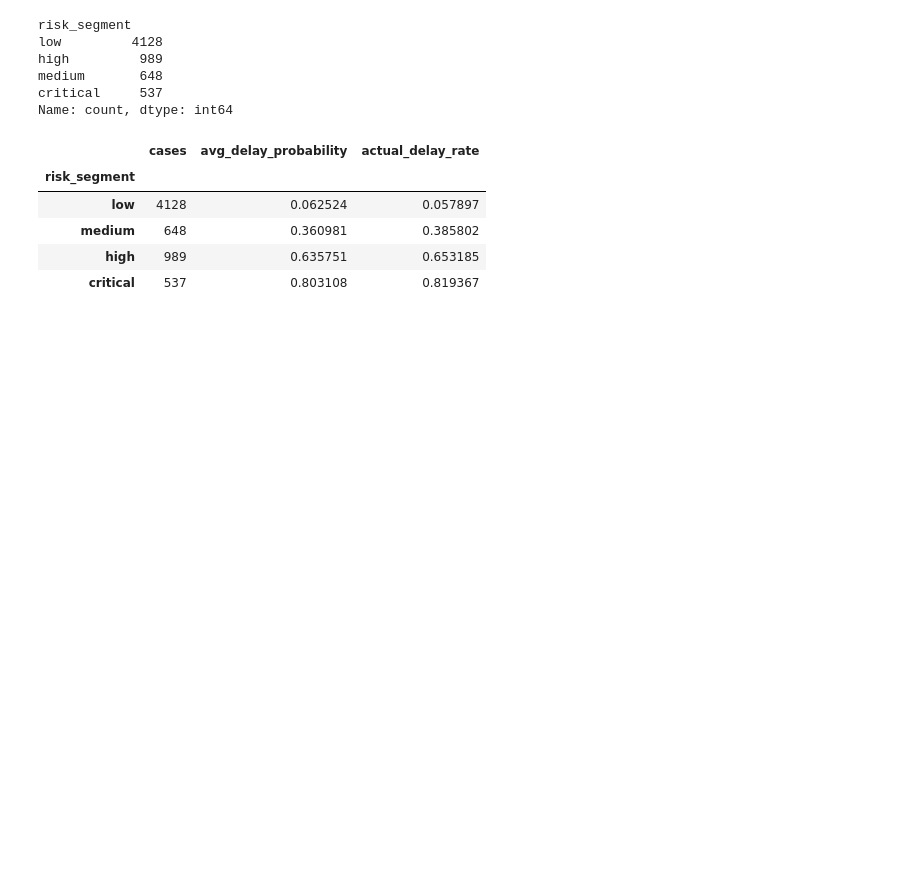
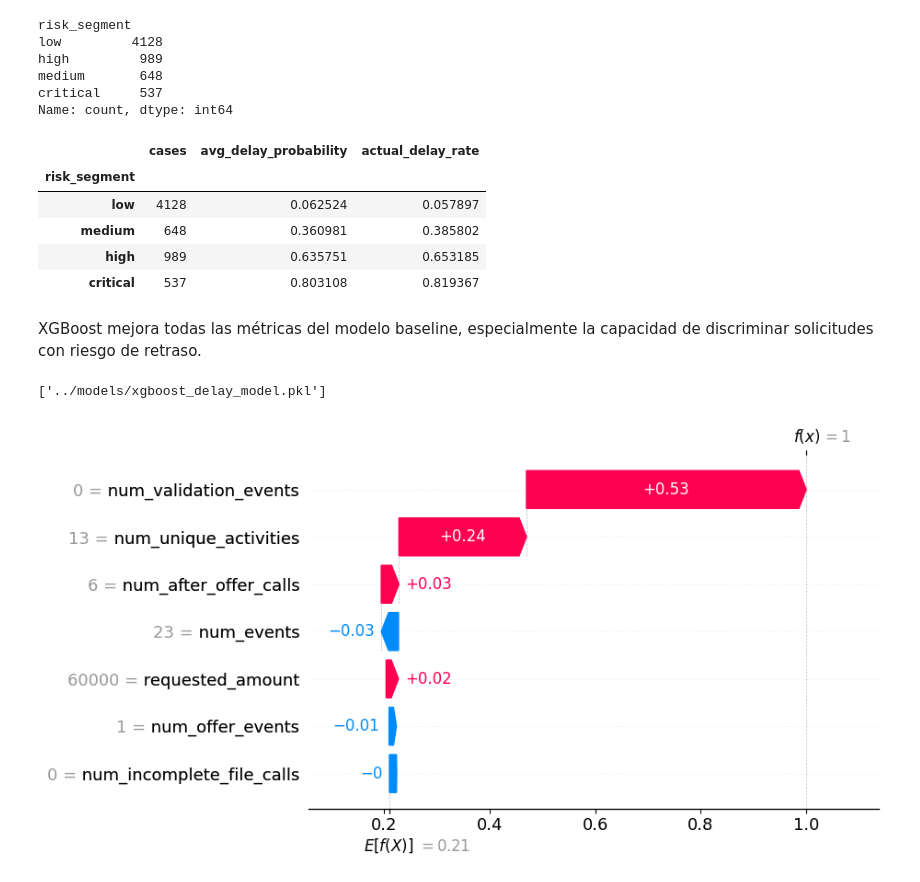
Before and after one commit to alfergal/ml-studio, a Jupyter notebook: ml/loanops/notebooks/01_eda.ipynb, the cells around one changed output. Drawn from its saved outputs; the diff is of its cells as text; code cells hidden in the pictures; blank space fills up the shorter version.

```diff
--- a/ml/loanops/notebooks/01_eda.ipynb
+++ b/ml/loanops/notebooks/01_eda.ipynb
@@ -507,3 +507,5 @@ risk_scores.groupby("risk_segment", observed=True).agg(
 | medium | 648 | 0.360981 | 0.385802 |
 | high | 989 | 0.635751 | 0.653185 |
 | critical | 537 | 0.803108 | 0.819367 |
+# %% [markdown]
+XGBoost mejora todas las métricas del modelo baseline, especialmente la capacidad de discriminar solicitudes con riesgo de retraso.
@@ -509,0 +517,15 @@ risk_scores.groupby("risk_segment", observed=True).agg(
+# %%
+import joblib
+
+joblib.dump(
+    xgb,
+    "../models/xgboost_delay_model.pkl"
+)
+# %% [output]
+['../models/xgboost_delay_model.pkl']
+# %%
+shap.plots.waterfall(
+    shap_values[0]
+)
+# %% [output]
+[figure, added]
```
Also changed, not shown: parts of 2 cells of this notebook.
